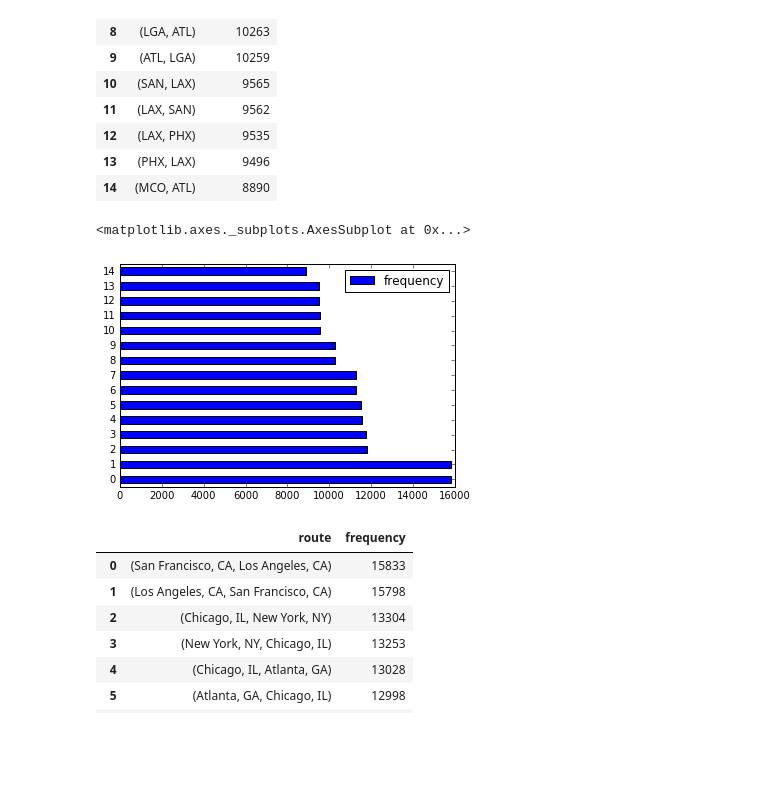
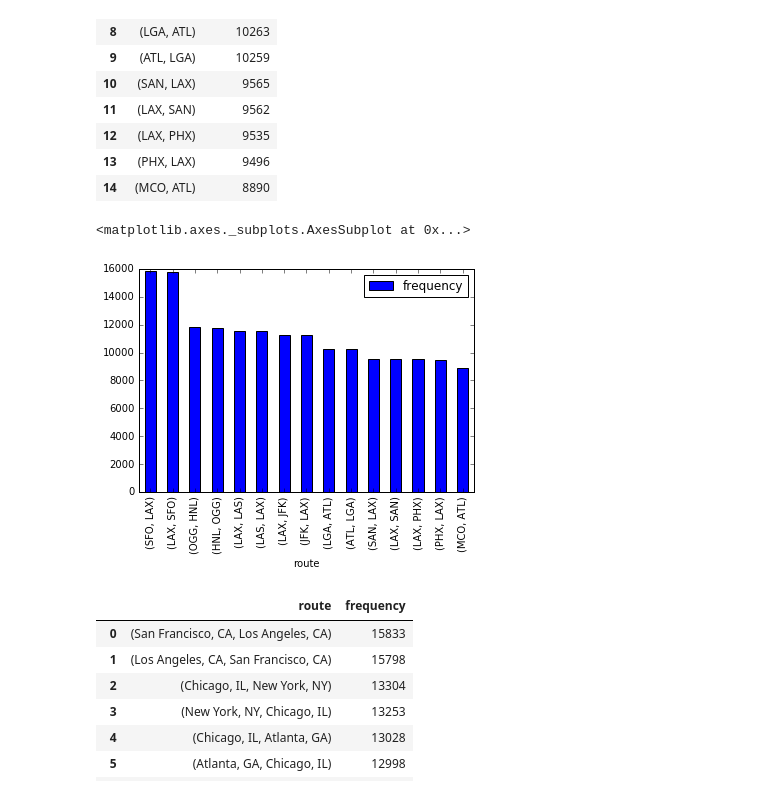
Before and after one commit to junoyiyi/transtats_flight, a Jupyter notebook: airlines.py.ipynb, the cells around one changed output. Saved outputs shown, nothing was run; the diff lists cells and outputs as text; code cells hidden in the pictures; blank space fills up the shorter version.

```diff
--- a/airlines.py.ipynb
+++ b/airlines.py.ipynb
@@ -95,9 +95,9 @@ from collections import Counter
 flights_airport = list(zip(flight_data.ORIGIN, flight_data.DEST))
 flights_airport_count = Counter(flights_airport)
 # %%
-# import operator
-# flight_airport_list = sorted(flights_airport_count.items(), key=operator.itemgetter(1),reverse=True)
-# flight_airport_list_df = pd.DataFrame.from_records(flight_airport_list, columns=['route','frequency'])
+import operator
+flight_airport_list = sorted(flights_airport_count.items(), key=operator.itemgetter(1),reverse=True)
+flight_airport_list_df = pd.DataFrame.from_records(flight_airport_list, columns=['route','frequency'])
 flight_airport_list_df[:15]
 # %% [output]
 |  | route | frequency |
@@ -117,10 +117,10 @@ flight_airport_list_df[:15]
 | 13 | (PHX, LAX) | 9496 |
 | 14 | (MCO, ATL) | 8890 |
 # %%
-flight_airport_list_df[:15].plot(kind='barh')
+flight_airport_list_df[:15].plot(kind='bar',x='route')
 # %% [output]
 <matplotlib.axes._subplots.AxesSubplot at 0x...>
-[figure, old version]
+[figure, new version]
 # %%
 # by city
 # %%
```
Also changed, not shown: parts of 15 cells of this notebook.
